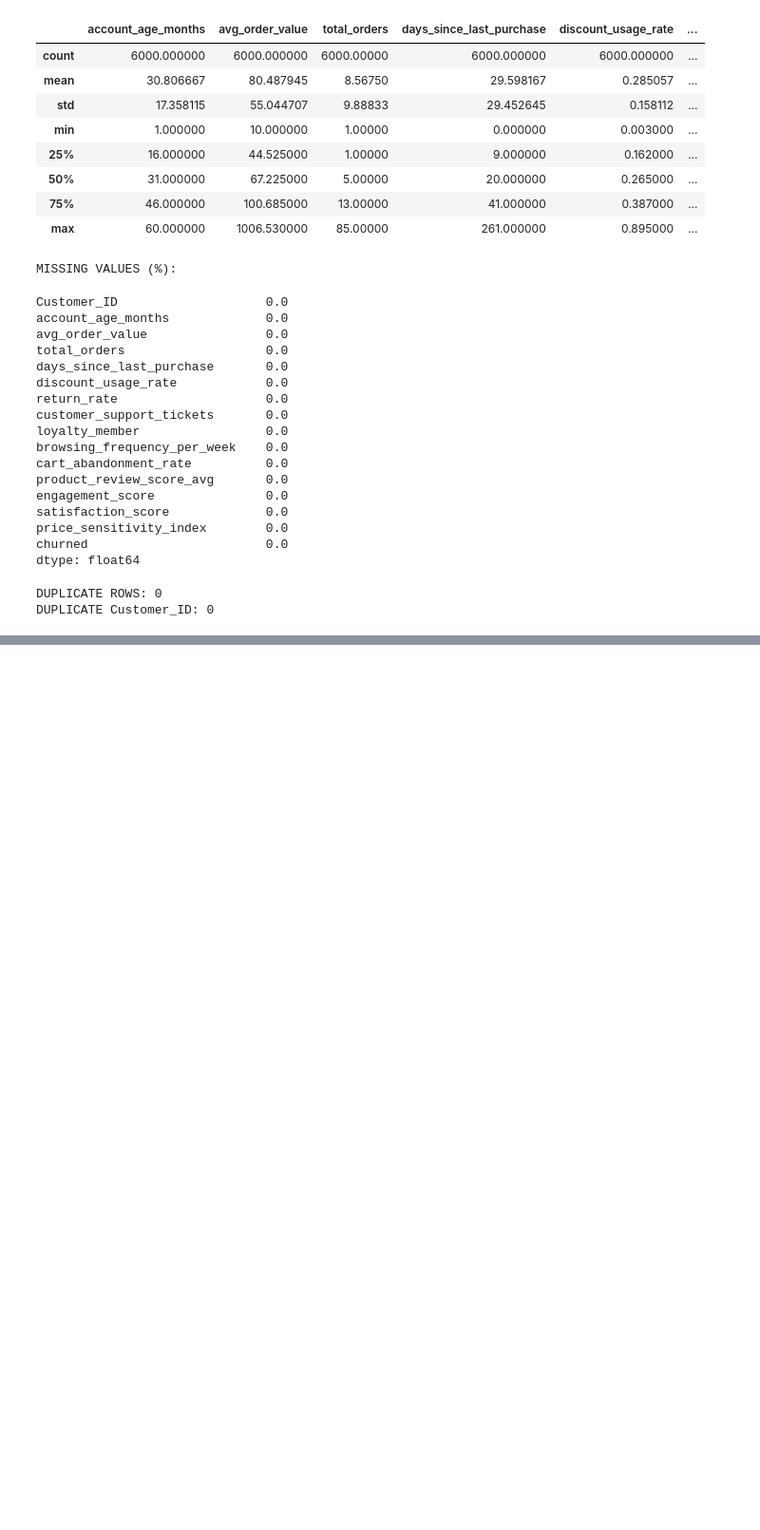
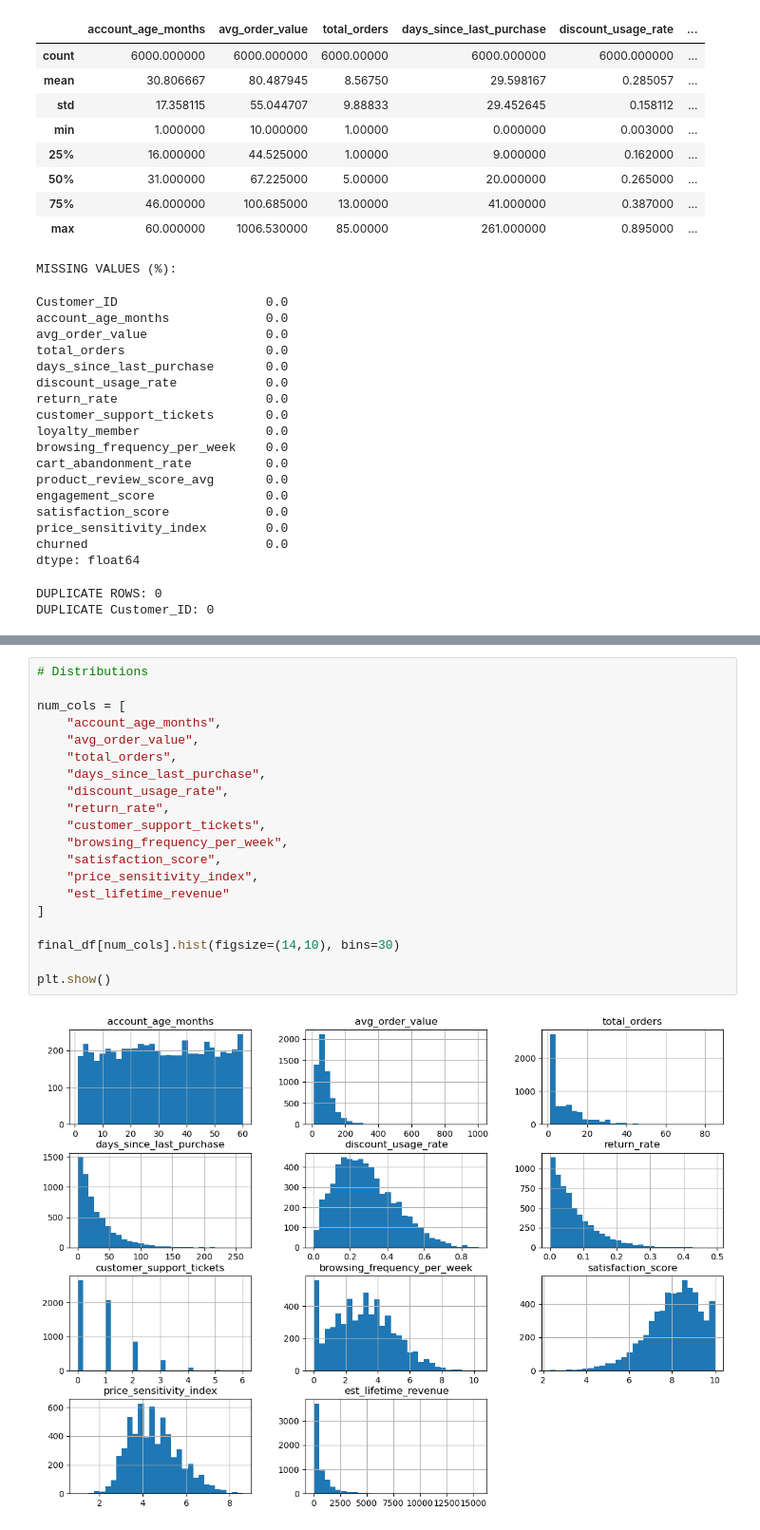
Before and after one commit to savannahw1111/End-to-End-Pipeline-for-Customer-Churn-Prediction, a Jupyter notebook: notebooks/01_eda.ipynb, the cells around one changed output, grey strips where cells are left out. Shown at 95% size. Drawn from its saved outputs; the diff is of its cells as text; blank space fills up the shorter version.

```diff
--- a/notebooks/01_eda.ipynb
+++ b/notebooks/01_eda.ipynb
@@ -177,0 +226,22 @@ Requirement already satisfied: duckdb in c:\users\savan\anaconda3\lib\site-packa
+# %%
+# Distributions
+
+num_cols = [
+    "account_age_months",
+    "avg_order_value",
+    "total_orders",
+    "days_since_last_purchase",
+    "discount_usage_rate",
+    "return_rate",
+    "customer_support_tickets",
+    "browsing_frequency_per_week",
+    "satisfaction_score",
+    "price_sensitivity_index",
+    "est_lifetime_revenue"
+]
+
+final_df[num_cols].hist(figsize=(14,10), bins=30)
+
+plt.show()
+# %% [output]
+[figure, added]
```
Also changed, not shown: parts of 15 cells of this notebook.
